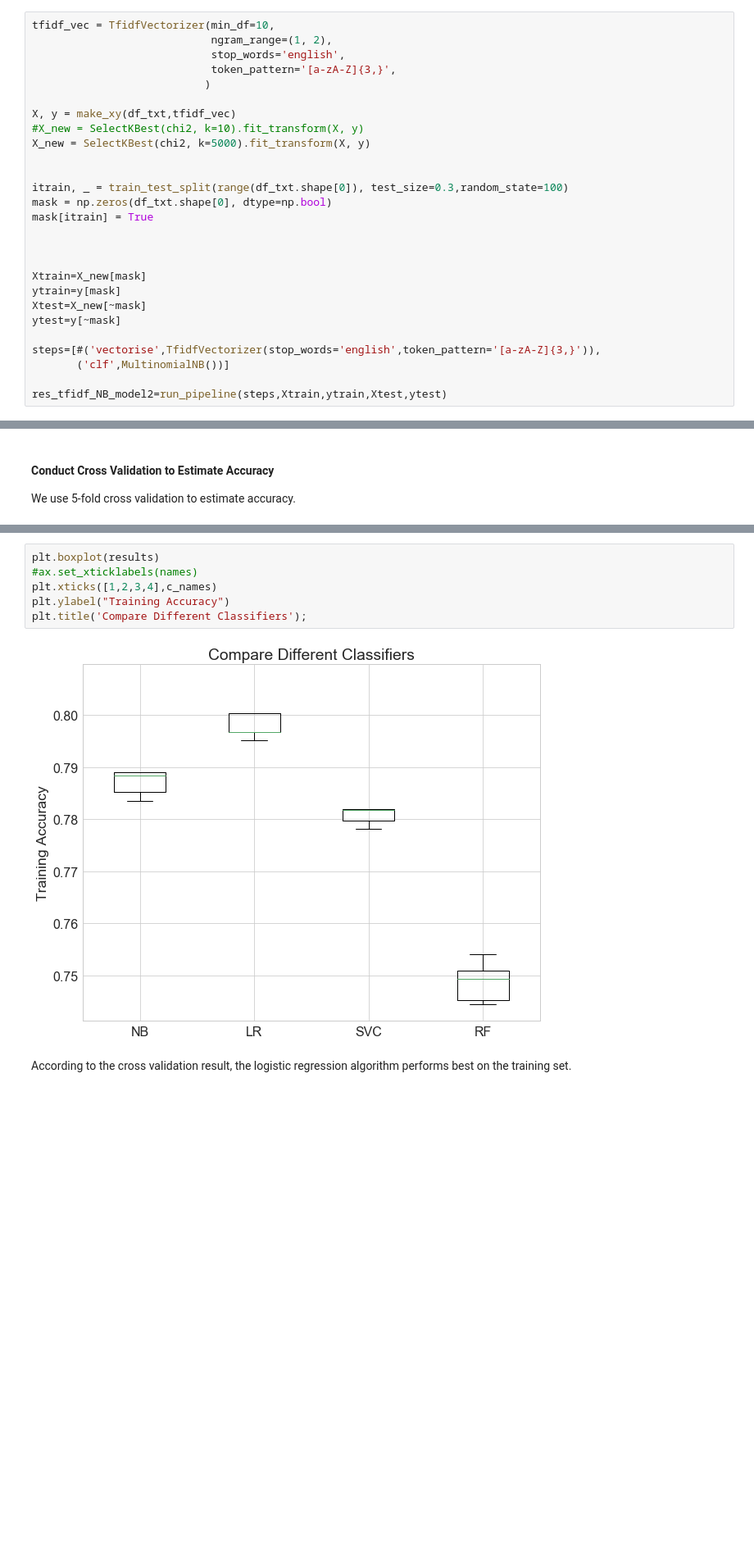
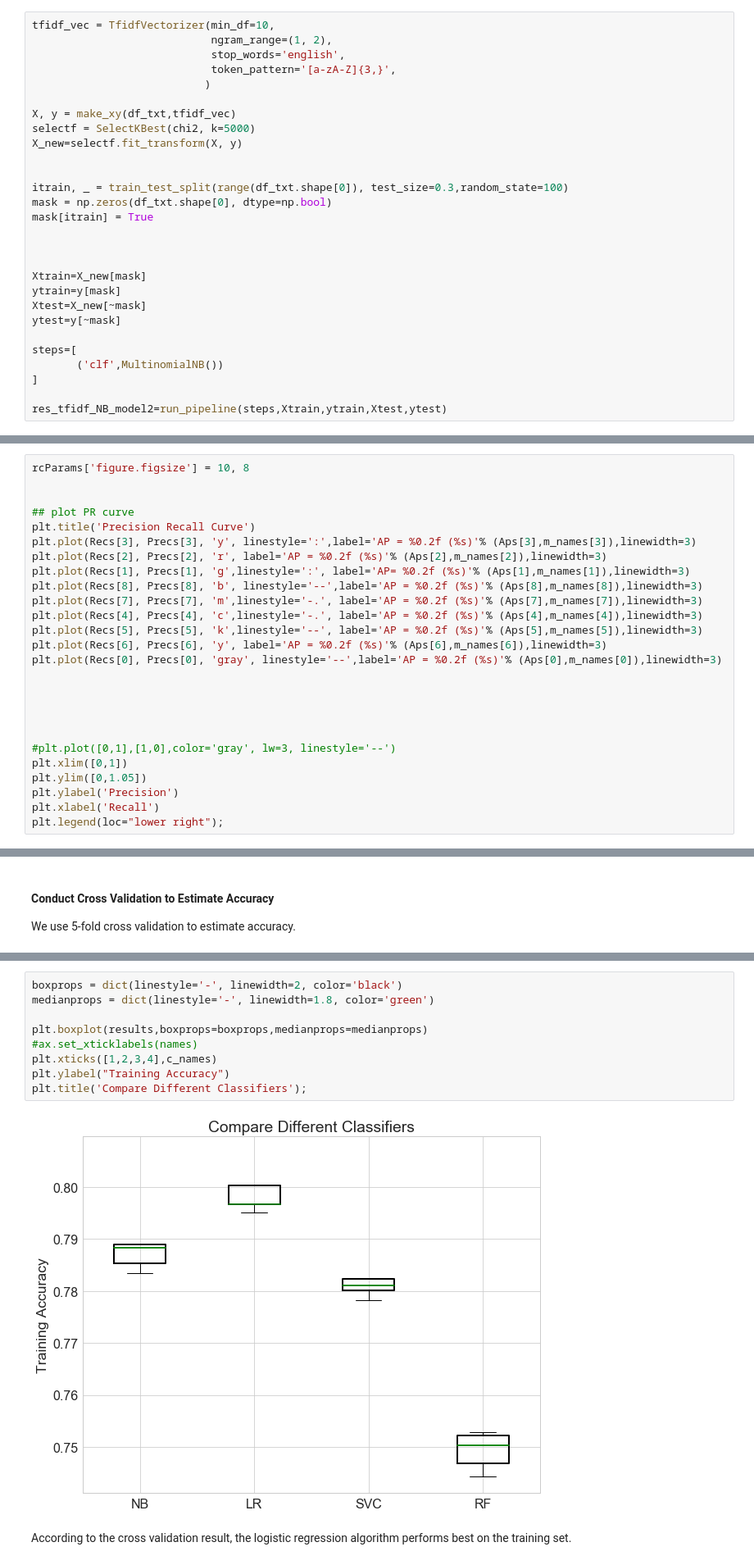
Before and after one commit to phyhouhou/SpringboardProjects, a Jupyter notebook: SecondCapstoneProject/2ndCapstoneProjectFinalReport/SecondCapstoneProject_NLP_ML.ipynb, the cells around one changed output, grey strips where cells are left out. Shown at 82% size. Drawn from its saved outputs; the diff is of its cells as text; blank space fills up the shorter version.

```diff
--- a/SecondCapstoneProject/2ndCapstoneProjectFinalReport/SecondCapstoneProject_NLP_ML.ipynb
+++ b/SecondCapstoneProject/2ndCapstoneProjectFinalReport/SecondCapstoneProject_NLP_ML.ipynb
@@ -1463,8 +1643,8 @@ tfidf_vec = TfidfVectorizer(min_df=10,
                            )
 
 X, y = make_xy(df_txt,tfidf_vec)
-#X_new = SelectKBest(chi2, k=10).fit_transform(X, y)
-X_new = SelectKBest(chi2, k=5000).fit_transform(X, y)
+selectf = SelectKBest(chi2, k=5000)
+X_new=selectf.fit_transform(X, y)
 
 
 itrain, _ = train_test_split(range(df_txt.shape[0]), test_size=0.3,random_state=100)
@@ -1478,8 +1658,9 @@ ytrain=y[mask]
 Xtest=X_new[~mask]
 ytest=y[~mask]
 
-steps=[#('vectorise',TfidfVectorizer(stop_words='english',token_pattern='[a-zA-Z]{3,}')),
-       ('clf',MultinomialNB())]
+steps=[
+       ('clf',MultinomialNB())
+]
 
 res_tfidf_NB_model2=run_pipeline(steps,Xtrain,ytrain,Xtest,ytest)
 # %% [output]
@@ -1728,0 +2010,26 @@ plt.legend(loc="lower right");
+# %%
+rcParams['figure.figsize'] = 10, 8
+
+
+## plot PR curve
+plt.title('Precision Recall Curve')
+plt.plot(Recs[3], Precs[3], 'y', linestyle=':',label='AP = %0.2f (%s)'% (Aps[3],m_names[3]),linewidth=3)
+plt.plot(Recs[2], Precs[2], 'r', label='AP = %0.2f (%s)'% (Aps[2],m_names[2]),linewidth=3)
+plt.plot(Recs[1], Precs[1], 'g',linestyle=':', label='AP= %0.2f (%s)'% (Aps[1],m_names[1]),linewidth=3)
+plt.plot(Recs[8], Precs[8], 'b', linestyle='--',label='AP = %0.2f (%s)'% (Aps[8],m_names[8]),linewidth=3)
+plt.plot(Recs[7], Precs[7], 'm',linestyle='-.', label='AP = %0.2f (%s)'% (Aps[7],m_names[7]),linewidth=3)
+plt.plot(Recs[4], Precs[4], 'c',linestyle='-.', label='AP = %0.2f (%s)'% (Aps[4],m_names[4]),linewidth=3)
+plt.plot(Recs[5], Precs[5], 'k',linestyle='--', label='AP = %0.2f (%s)'% (Aps[5],m_names[5]),linewidth=3)
+plt.plot(Recs[6], Precs[6], 'y', label='AP = %0.2f (%s)'% (Aps[6],m_names[6]),linewidth=3)
+plt.plot(Recs[0], Precs[0], 'gray', linestyle='--',label='AP = %0.2f (%s)'% (Aps[0],m_names[0]),linewidth=3)
+
+
+
+
+
+#plt.plot([0,1],[1,0],color='gray', lw=3, linestyle='--')
+plt.xlim([0,1])
+plt.ylim([0,1.05])
+plt.ylabel('Precision')
+plt.xlabel('Recall')
+plt.legend(loc="lower right");
@@ -1812,11 +2121,14 @@ avg / total       0.75      0.75      0.74    128840
 # %%
-plt.boxplot(results)
+boxprops = dict(linestyle='-', linewidth=2, color='black')
+medianprops = dict(linestyle='-', linewidth=1.8, color='green')
+
+plt.boxplot(results,boxprops=boxprops,medianprops=medianprops)
 #ax.set_xticklabels(names)
 plt.xticks([1,2,3,4],c_names)
 plt.ylabel("Training Accuracy")
 plt.title('Compare Different Classifiers');
 # %% [output]
-[figure, old version]
+[figure, new version]
 # %% [markdown]
 According to the cross validation result, the logistic regression algorithm performs best on the training set.
 # %% [markdown]
```
Also changed, not shown: parts of 66 cells of this notebook, 3 other files.
